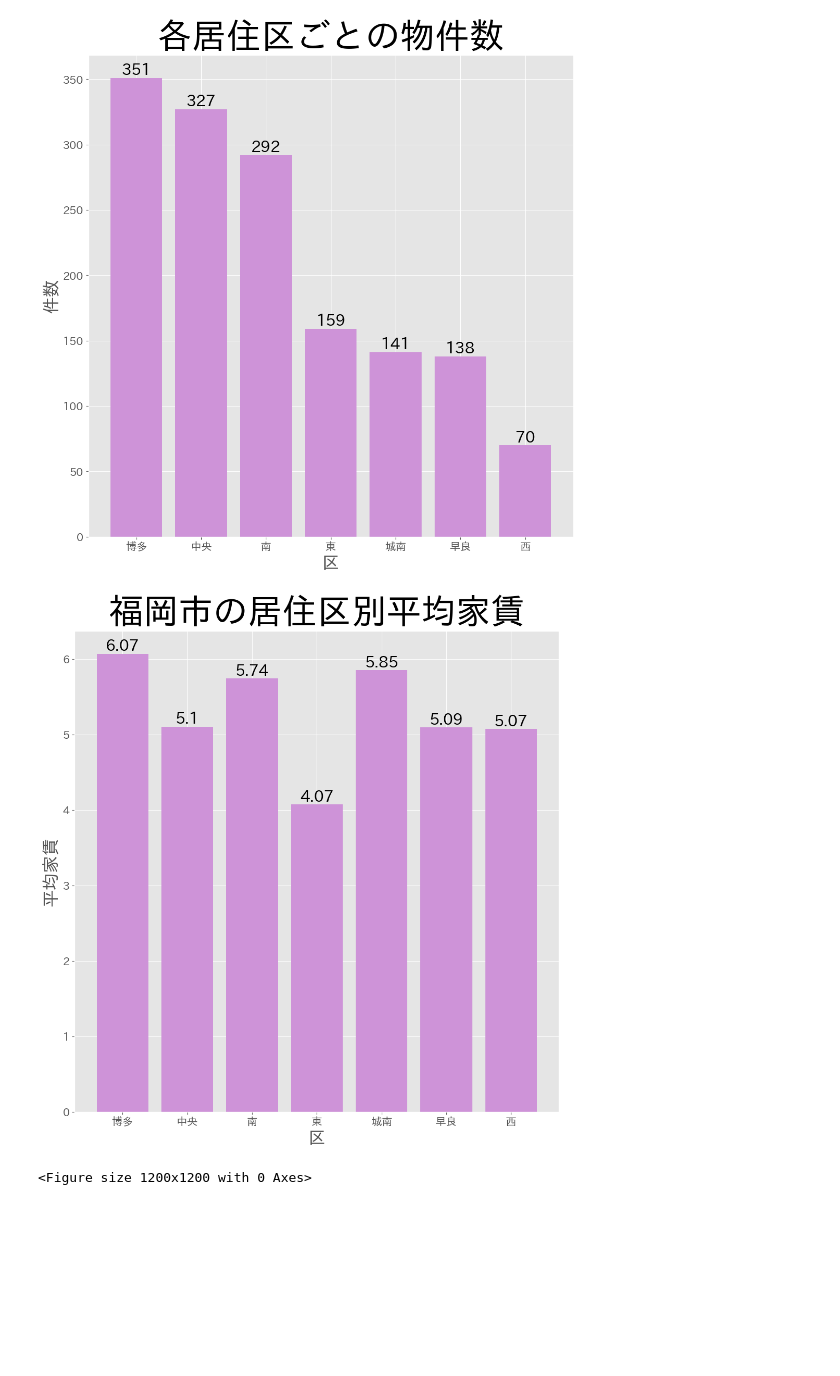
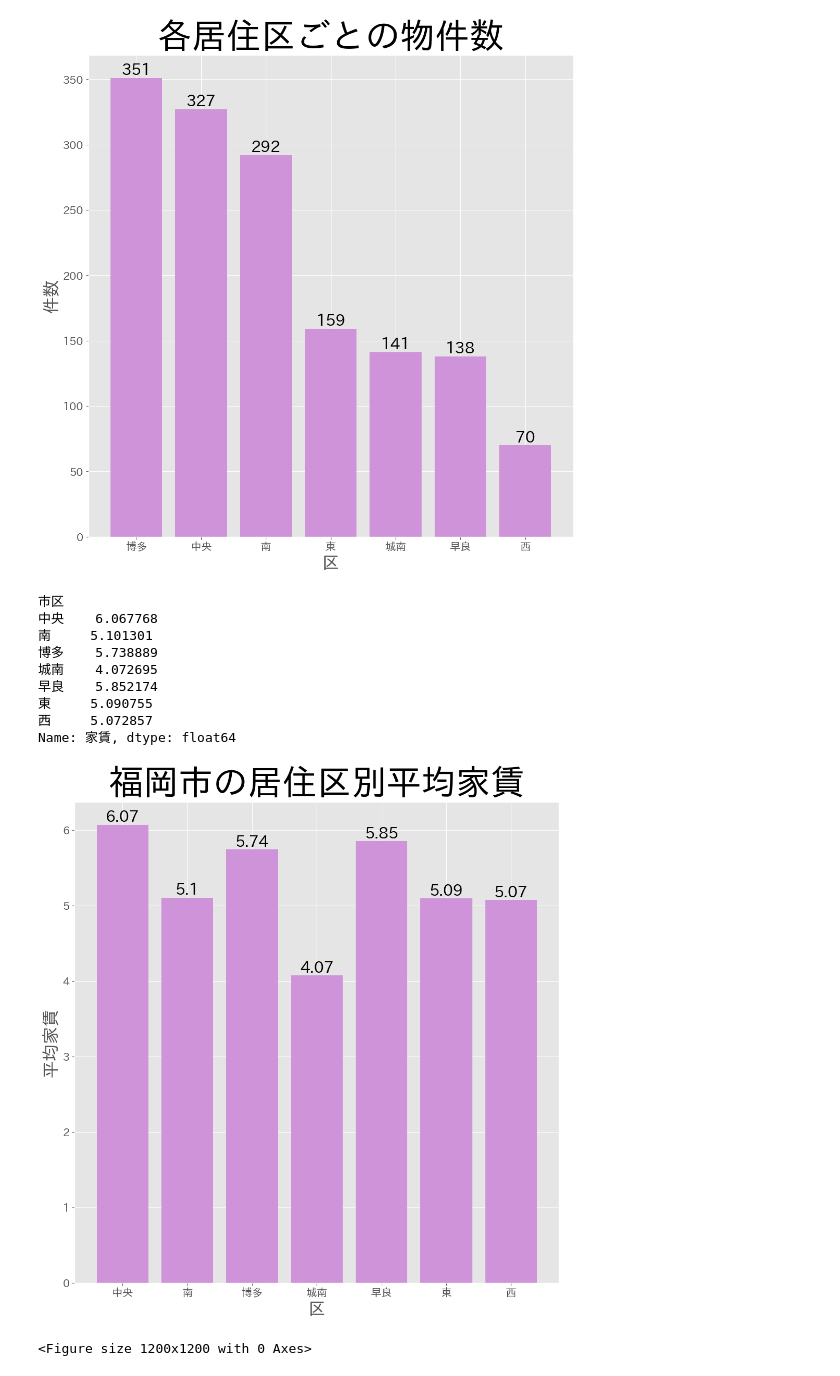
Before and after one commit to apokurinkansen/MyPythonTask, a Jupyter notebook: data.ipynb, the cells around one changed output. Cells and saved outputs as stored; diff of their text form; code cells hidden in the pictures; blank space fills up the shorter version.

```diff
--- a/data.ipynb
+++ b/data.ipynb
@@ -63,28 +63,41 @@ plt.show()
 # %%
 # 募集している区の割合
 df = pd.read_csv("RENT.csv")
 df['市区'] = df['所在地'].apply(lambda x: re.split('[市区]', x)[1])
 plt.style.use('ggplot')
 
 plt.rcParams.update({'font.size':15})
 plt.figure(figsize=(12,12))
 
+df.sort_values(by="市区",ascending=False)
 plt.title('福岡市の居住区別平均家賃',fontsize= 48)
 plt.xlabel('区', fontsize= 24)
 plt.ylabel('平均家賃', fontsize= 24)
-plt.bar(df["市区"].value_counts().index,df.groupby("市区").mean()["家賃"],
+x_label = ["中央","南","博多","城南","早良","東","西"]
+plt.bar(x_label,df.groupby("市区").mean()["家賃"],
         color="#CE93D8")
 
 
+print(df.groupby("市区").mean()["家賃"])
+
 # 棒グラフ内に数値を書く
-for x, y in zip(df["市区"].value_counts().index, df.groupby("市区").mean()["家賃"]):
+for x, y in zip(x_label, df.groupby("市区").mean()["家賃"]):
     y = round(y, 2)
     plt.text(x, y, y, ha='center', va='bottom',size = "x-large")
 
 plt.savefig("福岡市の居住区別平均家賃.png")
 plt.show()
 # %% [output]
+市区
+中央    6.067768
+南     5.101301
+博多    5.738889
+城南    4.072695
+早良    5.852174
+東     5.090755
+西     5.072857
+Name: 家賃, dtype: float64
-[figure, old version]
+[figure, new version]
 # %%
 # 募集している区の割合
 df = pd.read_csv("RENT.csv")
```
Also changed, not shown: parts of 4 cells of this notebook, 12 other files.
